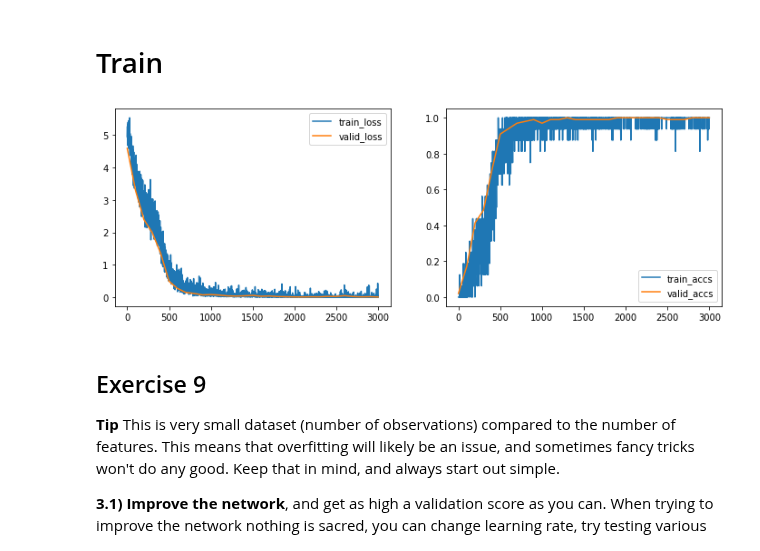
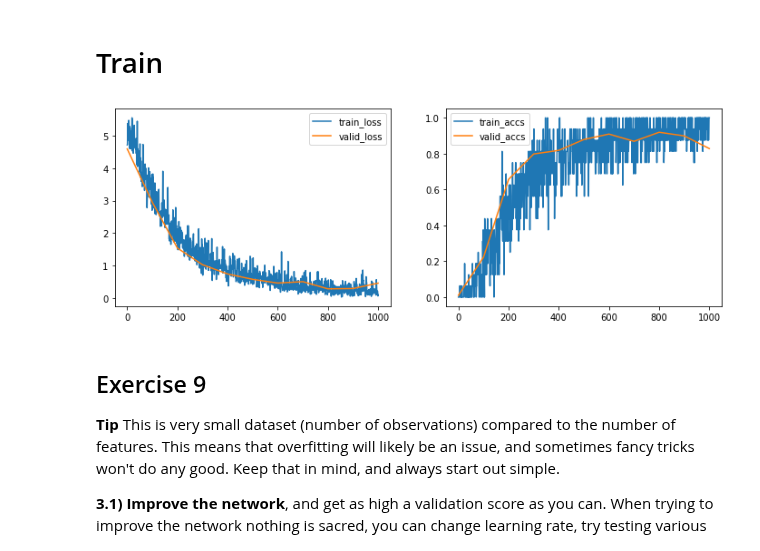
Before and after one commit to granatb/02456-deep-learning-with-PyTorch, a Jupyter notebook: 6_Mini_Project/6.1-EXE-Kaggle-Leaf-Challenge.ipynb, the cells around one changed output. Cells and saved outputs as stored; diff of their text form; code cells hidden in the pictures.

```diff
--- a/6_Mini_Project/6.1-EXE-Kaggle-Leaf-Challenge.ipynb
+++ b/6_Mini_Project/6.1-EXE-Kaggle-Leaf-Challenge.ipynb
@@ -545,10 +545,10 @@ class Net(nn.Module):
         self.fc1_features = 16*5*5 #conv_out_channels*64*64
         # Exercise: Add a recurrent unit like and RNN or GRU
         # >> YOUR CODE HERE <<
-        # self.rnn_1 = nn.GRU(input_size=1, hidden_size=16, num_layers=5, batch_first=True)
+        self.rnn_1 = nn.GRU(input_size=3, hidden_size=4, num_layers=4, batch_first=True)
 
         self.fnn = nn.Sequential(
-            nn.Linear(192+self.fc1_features, 500, bias=False),
+            nn.Linear(192+self.fc1_features+4*64, 500, bias=False),
             nn.BatchNorm1d(500),
             nn.ReLU(),
             nn.Dropout(0.3),
@@ -559,9 +559,15 @@ class Net(nn.Module):
             nn.Linear(500, NUM_CLASSES, bias=False)
         )
 
-        # self.l_fnn = Linear(in_features=64*8+128+32*64,
-        #                     out_features=500,
-        #                     bias=False)
+        # self.rnn_to_fnn = nn.Sequential(
+        #     nn.Linear(16*64, 100, bias=False),
+        #     nn.BatchNorm1d(100),
+        #     nn.ReLU(),
+        #     nn.Dropout(0.3),
+        #     nn.Linear(100, 100, bias=False),
+        #     nn.BatchNorm1d(100),
+        #     nn.ReLU()
+        # )
 
         # self.l_fnn2 = Linear(in_features=500,
         #             out_features=200,
@@ -605,10 +611,13 @@ class Net(nn.Module):
         # >> YOUR CODE HERE <<
         # x = torch.cat((x_shape), dim=1)
         # x = x_shape.reshape(x_img.shape[0], 64,1)
-        # x_out, h = self.rnn_1(x)
-        # features_rnn = x_out.reshape(-1, 16*64)
-        # # Append features to the list "features"
-        # features.append(features_rnn)
+        x = torch.stack((x_shape,x_margin,x_texture), axis=2)
+        x_out, h = self.rnn_1(x)
+        features_rnn = relu(x_out.reshape(-1, 4*64))
+        # features_rnn = relu(self.l_fnn(features_rnn))
+        # features_rnn = self.rnn_to_fnn(features_rnn)
+        # Append features to the list "features"
+        features.append(features_rnn)
 
 
         ## Output layer where all features are in use ##
@@ -717,7 +726,7 @@ plt.imshow(_x_image[0].reshape(1,64,64)[0])
 # %%
 # Setup settings for training
 VALIDATION_SIZE = 0.1 # 0.1 is ~ 100 samples for validation
-max_iter = 3000
+max_iter = 1000
 log_every = 100
 eval_every = 100
 
@@ -777,34 +786,34 @@ for i, batch_train in enumerate(batch_gen.gen_train()):
     labels_argmax = torch.max(get_labels(batch_train), 1)[1]
     batch_loss = criterion(output['out'], labels_argmax)
 
     train_iter.append(i)
     train_loss.append(float(get_numpy(batch_loss)))
     train_accs.append(float(get_numpy(accuracy(output['out'], labels_argmax))))
 
     optimizer.zero_grad()
     batch_loss.backward()
     optimizer.step()
 
     # Log i figure
     if i % log_every == 0:
         fig = plt.figure(figsize=(12,4))
         plt.subplot(1, 2, 1)
         plt.plot(train_iter, train_loss, label='train_loss')
         plt.plot(valid_iter, valid_loss, label='valid_loss')
         plt.legend()
 
         plt.subplot(1, 2, 2)
         plt.plot(train_iter, train_accs, label='train_accs')
         plt.plot(valid_iter, valid_accs, label='valid_accs')
         plt.legend()
         plt.show()
         clear_output(wait=True)
 #         print("Train, it: {} loss: {:.2f} accs: {:.2f}".format(i, train_loss[-1], train_accs[-1]))
 
     if max_iter < i:
         break
 # %% [output]
-[figure, old version]
+[figure, new version]
 # %% [markdown]
 ## Exercise 9
 
```
Also changed, not shown: parts of 9 cells of this notebook.
